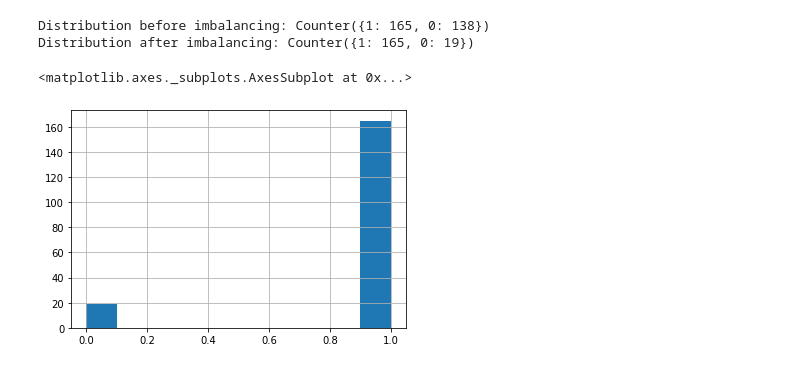
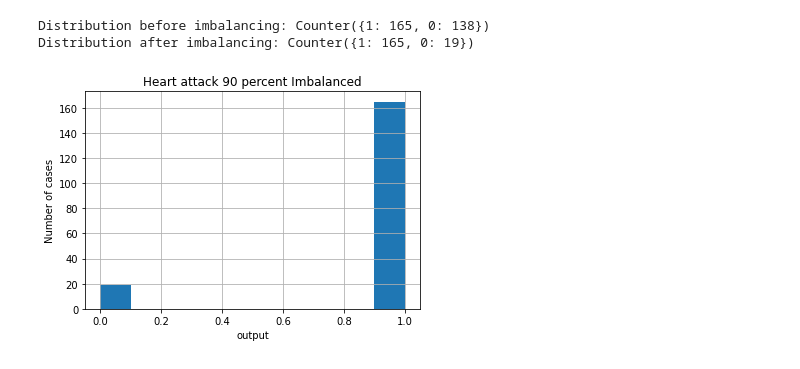
Before and after one commit to ss21462/CE888, a Jupyter notebook: heartattack.ipynb, the cells around one changed output. Saved outputs shown, nothing was run; the diff lists cells and outputs as text; code cells hidden in the pictures.

```diff
--- a/heartattack.ipynb
+++ b/heartattack.ipynb
@@ -101,16 +126,23 @@ y_res.hist() # 75 percent imbalance
 # %%
-y=df['output'].copy()
-x=df.drop(['output'],axis=1)
+
 print(f'Distribution before imbalancing: {Counter(y)}')
-X_res, y_res = make_imbalance(x, y,
+X_res2, y_res2 = make_imbalance(x, y,
                               sampling_strategy={0: 19, 1: 165},
                               random_state=42)
-print(f'Distribution after imbalancing: {Counter(y_res)}')
+print(f'Distribution after imbalancing: {Counter(y_res2)}')
 # %% [output]
 Distribution before imbalancing: Counter({1: 165, 0: 138})
 Distribution after imbalancing: Counter({1: 165, 0: 19})
-# %%
-y_res.hist()#90 percent imbalance
-# %% [output]
-<matplotlib.axes._subplots.AxesSubplot at 0x...>
-[figure, removed]
+# %%
+hist4=y_res2.hist()#90 percent imbalance
+
+
+fig=hist4.get_figure()
+
+pl.title('Heart attack 90 percent Imbalanced')
+pl.xlabel('output')
+pl.ylabel('Number of cases')
+
+fig.savefig('ImBalanced 90 two')
+# %% [output]
+[figure, added]
```
Also changed, not shown: parts of 11 cells of this notebook.
